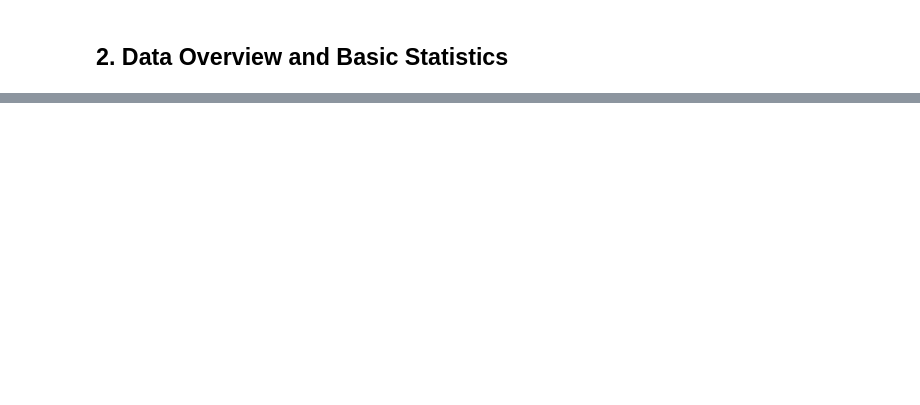
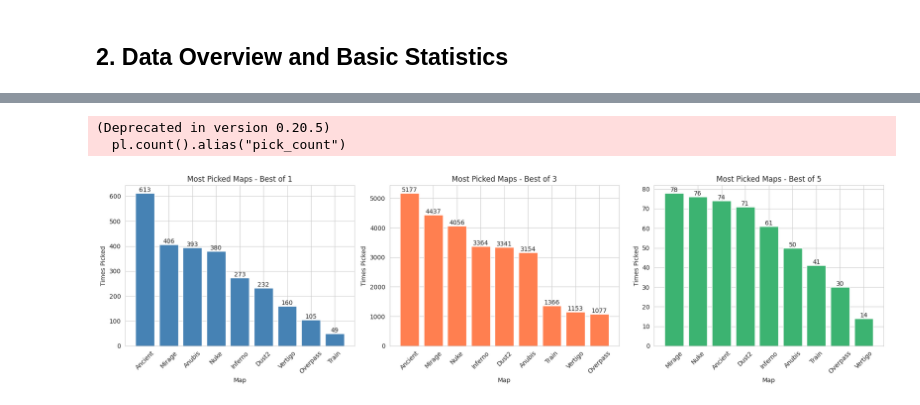
Before and after one commit to talDoFlemis/clutch-or-predict, a Jupyter notebook: notebooks/01-eda.ipynb, the cells around one changed output, grey strips where cells are left out. Drawn from its saved outputs; the diff is of its cells as text; code cells hidden in the pictures; blank space fills up the shorter version.

Commit message:
refactor(eda): use new data

```diff
--- a/notebooks/01-eda.ipynb
+++ b/notebooks/01-eda.ipynb
@@ -1238,0 +610,74 @@ All data has been exported to parquet files for further analysis and modeling.
+# %%
+def get_picks_by_best_of(vetos_df, best_of_value):
+    """Get pick counts for a specific best_of format"""
+    filtered = vetos_df.filter(pl.col("best_of") == best_of_value)
+
+    all_picks = []
+    for col in [
+        "t1_picked_1",
+        "t2_picked_1",
+        "t1_picked_2",
+        "t2_picked_2",
+        "t1_picked_3",
+        "t2_picked_3",
+        "left_over_map",
+    ]:
+        if col in filtered.columns:
+            picks = filtered.filter(
+                (pl.col(col).is_not_null()) & (pl.col(col) != "Cache")
+            ).select(pl.col(col).alias("map"))
+            if len(picks) > 0:
+                all_picks.append(picks)
+
+    if not all_picks:
+        return pl.DataFrame({"map": [], "pick_count": []})
+
+    picks_df = pl.concat(all_picks)
+    return (
+        picks_df.group_by("map")
+        .agg(pl.count().alias("pick_count"))
+        .sort("pick_count", descending=True)
+    )
+
+
+# Get picks for different formats (top events only)
+bo1_picks = get_picks_by_best_of(top_event_vetos, 1)
+bo3_picks = get_picks_by_best_of(top_event_vetos, 3)
+bo5_picks = get_picks_by_best_of(top_event_vetos, 5)
+
+# Create subplots
+fig, axes = plt.subplots(1, 3, figsize=(18, 5))
+
+bo1_data = bo1_picks.to_pandas()
+axes[0].bar(bo1_data["map"], bo1_data["pick_count"], color="steelblue")
+axes[0].set_title("Most Picked Maps - Best of 1")
+axes[0].set_xlabel("Map")
+axes[0].set_ylabel("Times Picked")
+axes[0].tick_params(axis="x", rotation=45)
+for i, (map_name, count) in enumerate(zip(bo1_data["map"], bo1_data["pick_count"])):
+    axes[0].text(i, count, str(int(count)), ha="center", va="bottom")
+
+bo3_data = bo3_picks.to_pandas()
+axes[1].bar(bo3_data["map"], bo3_data["pick_count"], color="coral")
+axes[1].set_title("Most Picked Maps - Best of 3")
+axes[1].set_xlabel("Map")
+axes[1].set_ylabel("Times Picked")
+axes[1].tick_params(axis="x", rotation=45)
+for i, (map_name, count) in enumerate(zip(bo3_data["map"], bo3_data["pick_count"])):
+    axes[1].text(i, count, str(int(count)), ha="center", va="bottom")
+
+bo5_data = bo5_picks.to_pandas()
+axes[2].bar(bo5_data["map"], bo5_data["pick_count"], color="mediumseagreen")
+axes[2].set_title("Most Picked Maps - Best of 5")
+axes[2].set_xlabel("Map")
+axes[2].set_ylabel("Times Picked")
+axes[2].tick_params(axis="x", rotation=45)
+for i, (map_name, count) in enumerate(zip(bo5_data["map"], bo5_data["pick_count"])):
+    axes[2].text(i, count, str(int(count)), ha="center", va="bottom")
+
+plt.tight_layout()
+plt.show()
+# %% [output]
+(Deprecated in version 0.20.5)
+  pl.count().alias("pick_count")
+[figure, added]
```
Also changed, not shown: parts of 57 cells of this notebook.
